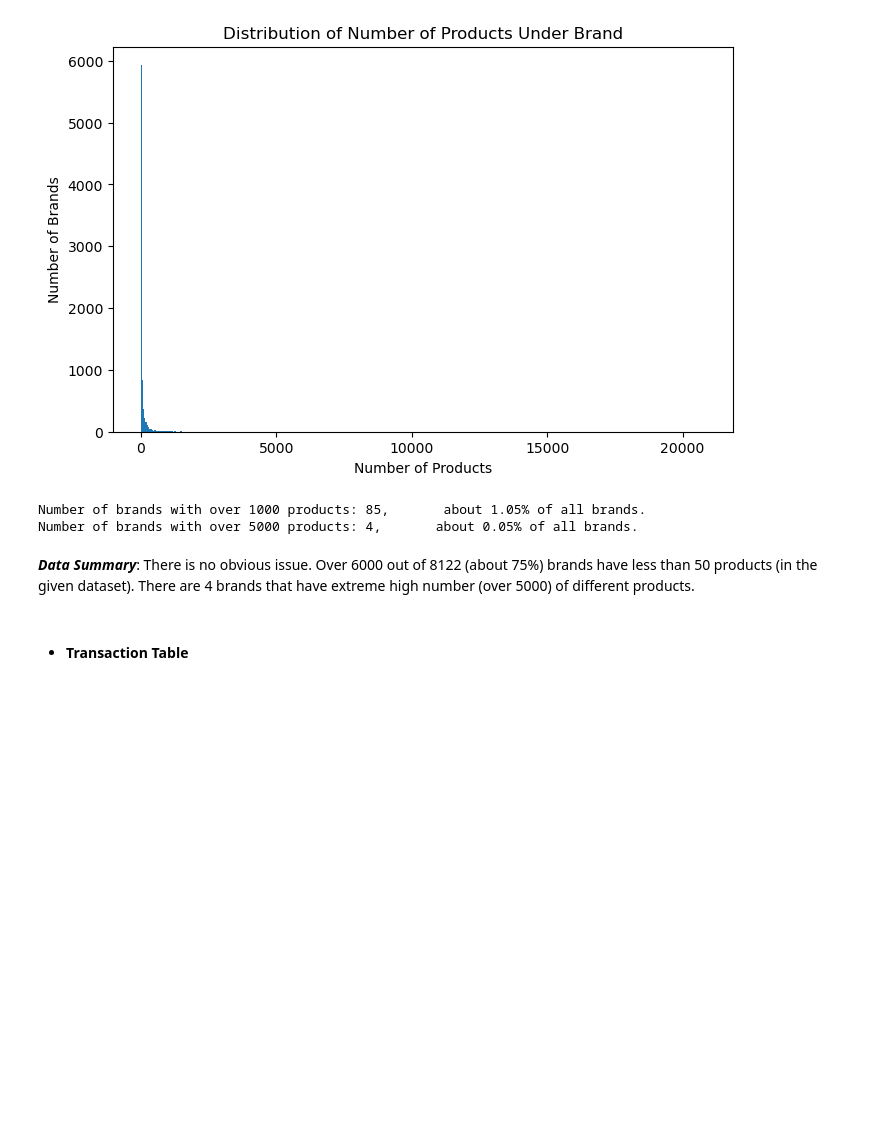
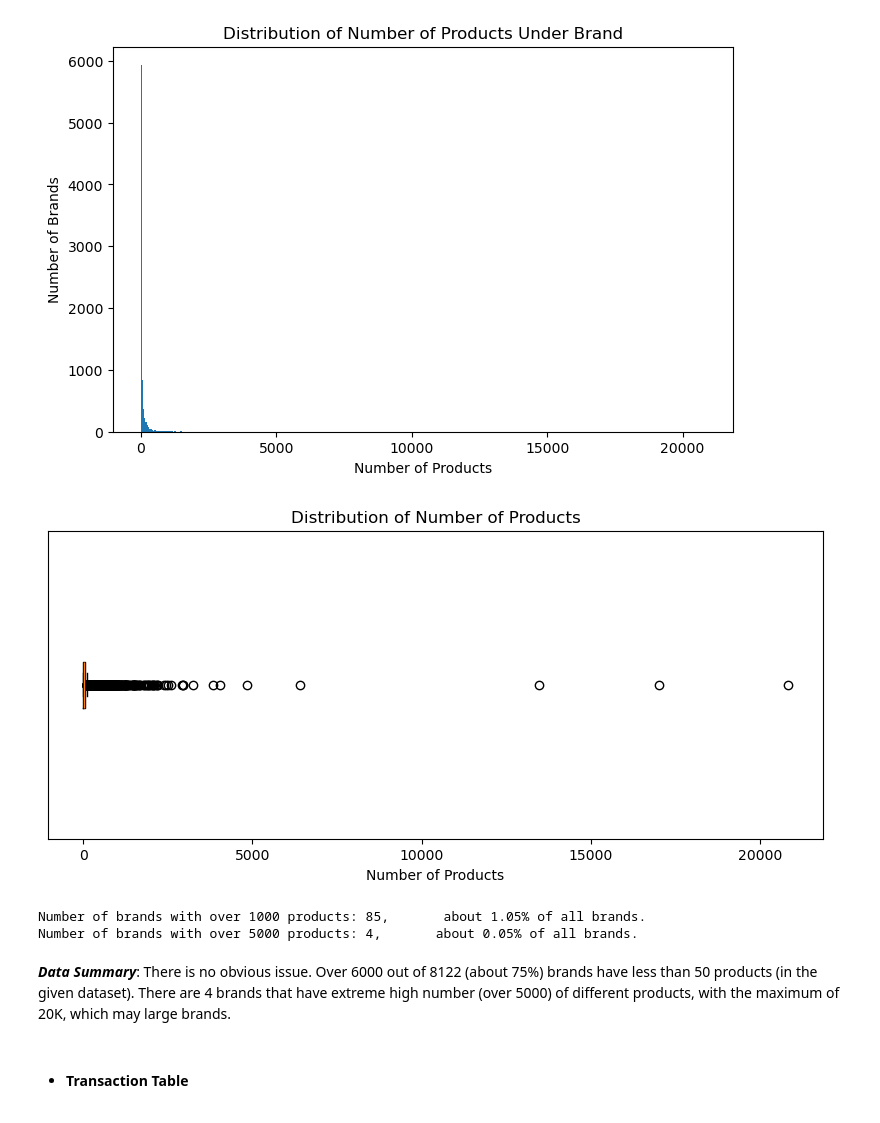
Before and after one commit to jiaxiliu95/Fetch-Data-Analyst-Take-Home-Exercise, a Jupyter notebook: Solution/Solutions_with_Static_Charts.ipynb, the cells around one changed output. Drawn from its saved outputs; the diff is of its cells as text; code cells hidden in the pictures; blank space fills up the shorter version.

Commit message:
Update charts

```diff
--- a/Solution/Solutions_with_Static_Charts.ipynb
+++ b/Solution/Solutions_with_Static_Charts.ipynb
@@ -214,6 +214,18 @@ plt.ylabel("Number of Brands")
 plt.show()
 # %% [output]
 [figure]
+# %%
+# boxplot of number of products under brand
+plt.figure(figsize=(10, 4))
+plt.boxplot(brand_agg["num_of_products"], vert=False)
+
+plt.title("Distribution of Number of Products")
+plt.xlabel("Number of Products")
+plt.gca().axes.yaxis.set_visible(False)
+
+plt.show()
+# %% [output]
+[figure, added]
 # %%
 print(f"Number of brands with over 1000 products: {len(brand_agg[brand_agg['num_of_products'] > 1000])}, \
       about {round(100.0*len(brand_agg[brand_agg['num_of_products'] > 1000])/len(brand_agg), 2)}% of all brands.")
@@ -223,7 +235,7 @@ print(f"Number of brands with over 5000 products: {len(brand_agg[brand_agg['num_
 Number of brands with over 1000 products: 85,       about 1.05% of all brands.
 Number of brands with over 5000 products: 4,       about 0.05% of all brands.
 # %% [markdown]
-***Data Summary***: There is no obvious issue. Over 6000 out of 8122 (about 75%) brands have less than 50 products (in the given dataset). There are 4 brands that have extreme high number (over 5000) of different products.
+***Data Summary***: There is no obvious issue. Over 6000 out of 8122 (about 75%) brands have less than 50 products (in the given dataset). There are 4 brands that have extreme high number (over 5000) of different products, with the maximum of 20K, which may large brands.
 # %% [markdown]
 - #### Transaction Table
 # %% [markdown]
```
Also changed, not shown: parts of 2 cells of this notebook, 1 other file.
